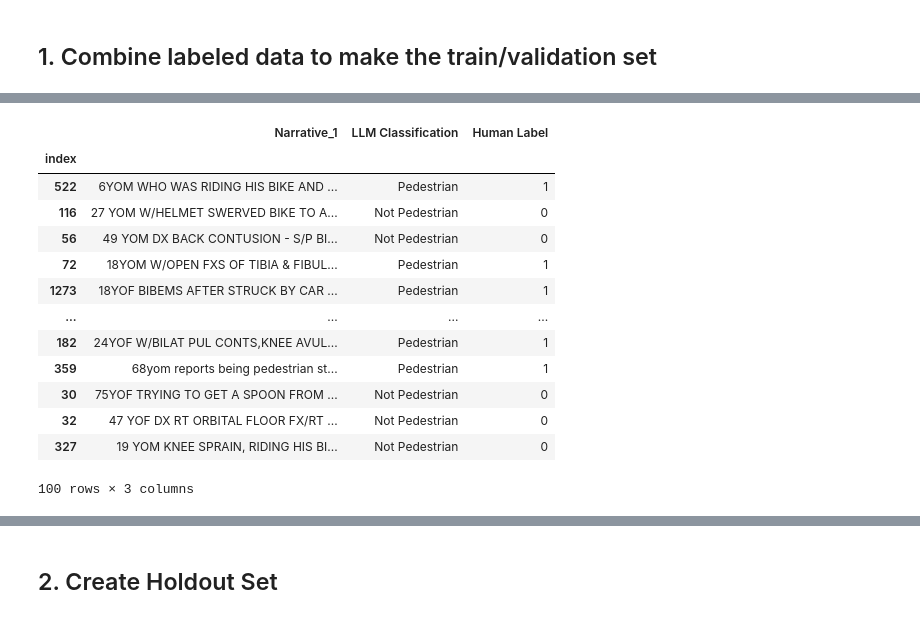
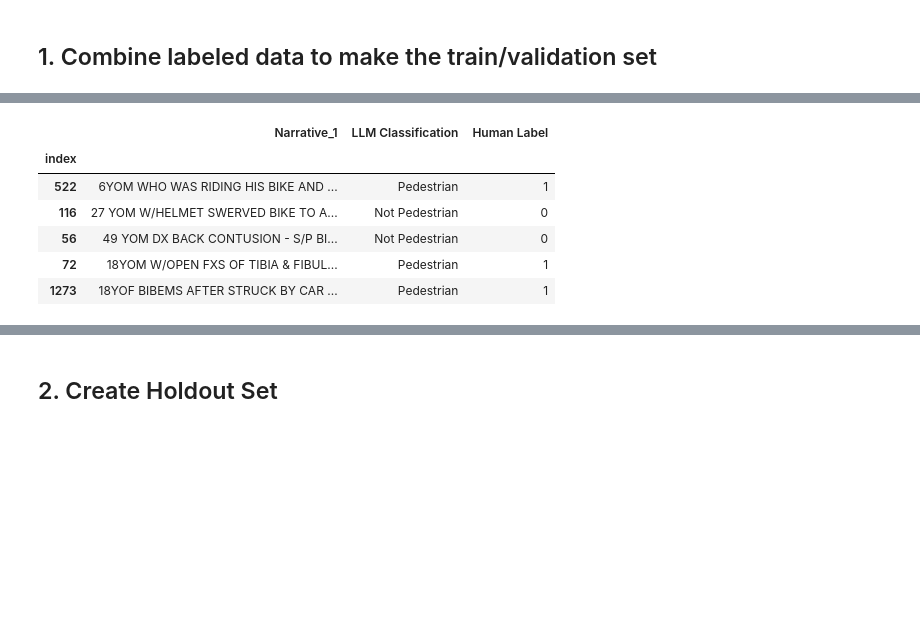
Before and after one commit to DevJGraham/neiss_pedestrian_accounts, a Jupyter notebook: model_3.ipynb, the cells around one changed output, grey strips where cells are left out. Drawn from its saved outputs; the diff is of its cells as text; code cells hidden in the pictures; blank space fills up the shorter version.

```diff
--- a/model_3.ipynb
+++ b/model_3.ipynb
@@ -120,18 +94,11 @@ labeled_sample_1
 # %%
-labeled_sample_2
+labeled_sample_2.head()
 # %% [output]
 |  | Narrative_1 | LLM Classification | Human Label |
 | index |  |  |  |
 | 522 | 6YOM WHO WAS RIDING HIS BIKE AND ... | Pedestrian | 1 |
 | 116 | 27 YOM W/HELMET SWERVED BIKE TO A... | Not Pedestrian | 0 |
 | 56 | 49 YOM DX BACK CONTUSION - S/P BI... | Not Pedestrian | 0 |
 | 72 | 18YOM W/OPEN FXS OF TIBIA & FIBUL... | Pedestrian | 1 |
 | 1273 | 18YOF BIBEMS AFTER STRUCK BY CAR ... | Pedestrian | 1 |
-| ... | ... | ... | ... |
-| 182 | 24YOF W/BILAT PUL CONTS,KNEE AVUL... | Pedestrian | 1 |
-| 359 | 68yom reports being pedestrian st... | Pedestrian | 1 |
-| 30 | 75YOF TRYING TO GET A SPOON FROM ... | Not Pedestrian | 0 |
-| 32 | 47 YOF DX RT ORBITAL FLOOR FX/RT ... | Not Pedestrian | 0 |
-| 327 | 19 YOM KNEE SPRAIN, RIDING HIS BI... | Not Pedestrian | 0 |
-100 rows × 3 columns
 # %%
```
Also changed, not shown: parts of 40 cells of this notebook, 39 other files.
